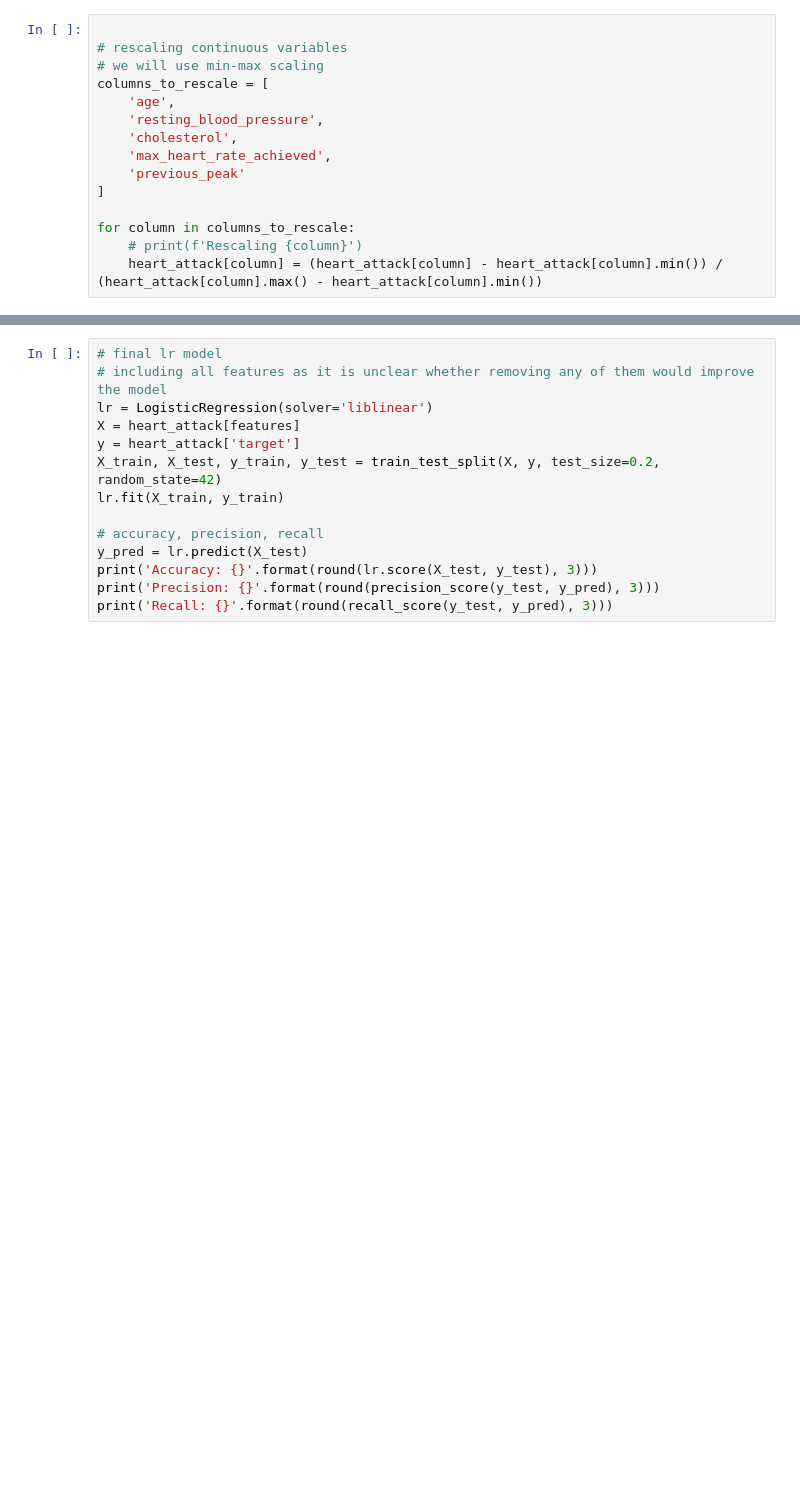
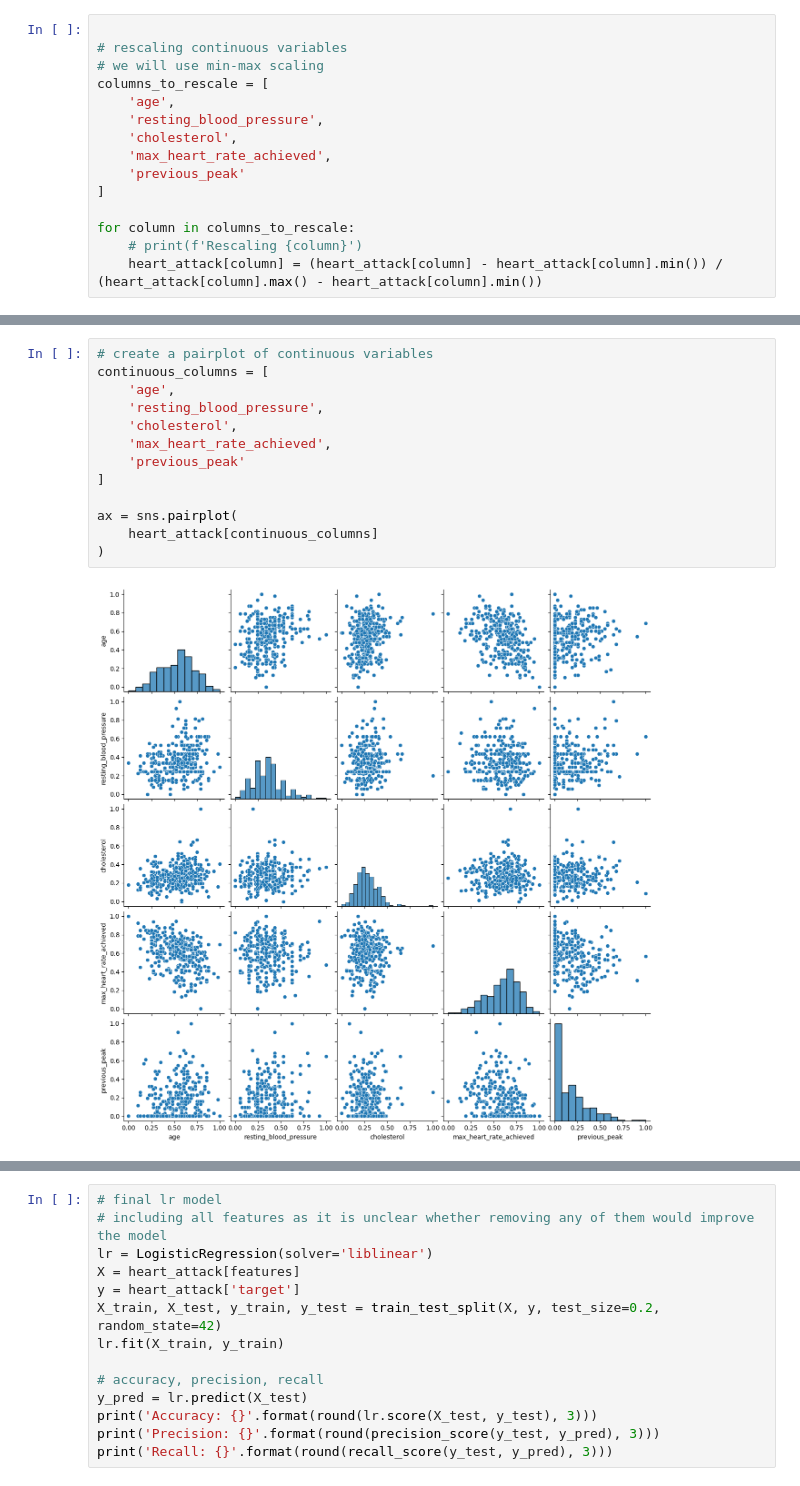
Before and after one commit to kekatzmann/heart-disease-prediction, a Jupyter notebook: heart_disease_prediction.ipynb, the cells around one changed output, grey strips where cells are left out. Drawn from its saved outputs; the diff is of its cells as text; blank space fills up the shorter version.

```diff
--- a/heart_disease_prediction.ipynb
+++ b/heart_disease_prediction.ipynb
@@ -218,0 +233,15 @@ ax = sns.pairplot(
+# %%
+# create a pairplot of continuous variables
+continuous_columns = [
+    'age',
+    'resting_blood_pressure',
+    'cholesterol',
+    'max_heart_rate_achieved',
+    'previous_peak'
+]
+
+ax = sns.pairplot(
+    heart_attack[continuous_columns]
+)
+# %% [output]
+[figure, added]
```
Also changed, not shown: parts of 28 cells of this notebook.
